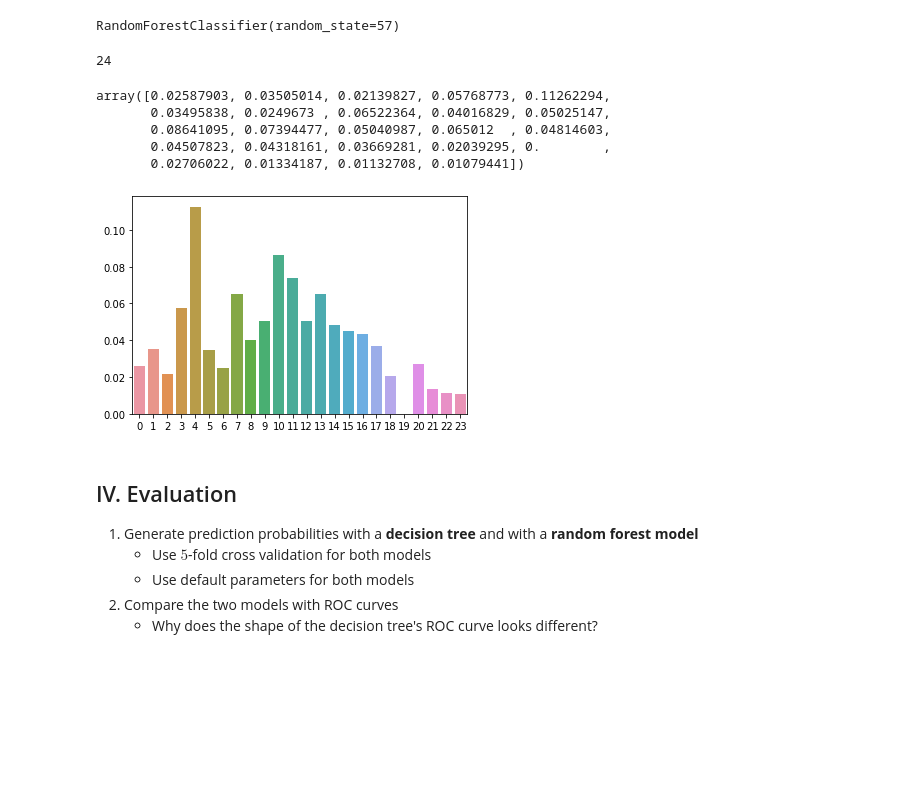
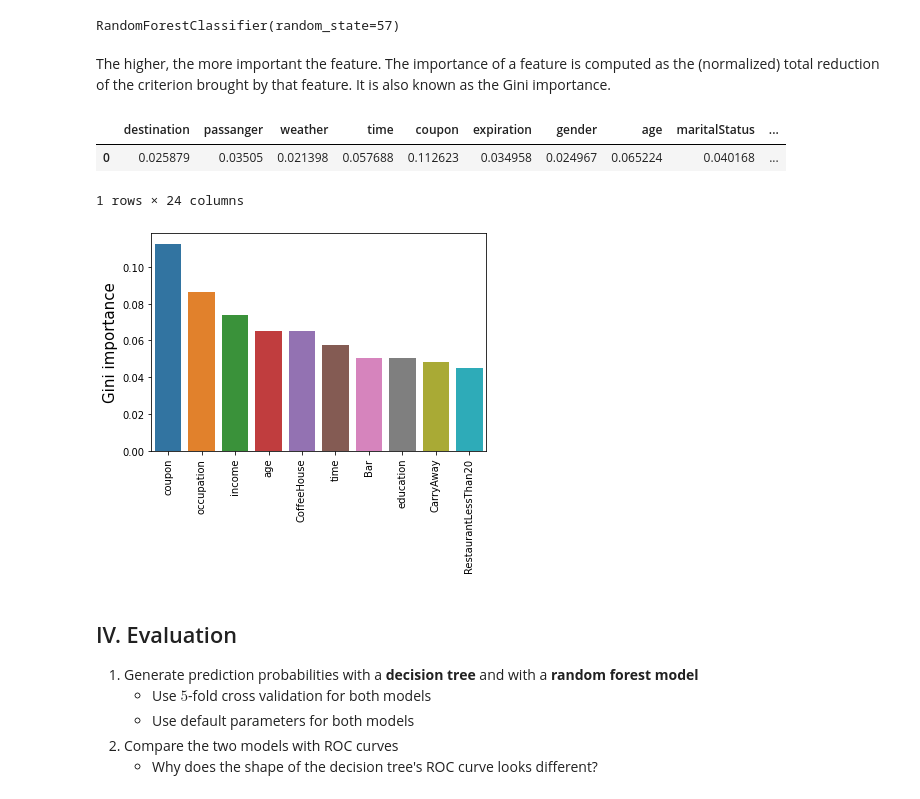
Before and after one commit to barnabasp/ML_Course, a Jupyter notebook: 8/bporfy_lab_08_tree_models.ipynb, the cells around one changed output. Saved outputs shown, nothing was run; the diff lists cells and outputs as text; code cells hidden in the pictures; blank space fills up the shorter version.

```diff
--- a/8/bporfy_lab_08_tree_models.ipynb
+++ b/8/bporfy_lab_08_tree_models.ipynb
@@ -288,22 +330,25 @@ clf_3 = RandomForestClassifier(random_state=57)
 clf_3.fit(scaled_data,Y)
 # %% [output]
 RandomForestClassifier(random_state=57)
-# %%
-len(clf_3.feature_importances_)
-# %% [output]
-24
-# %%
-clf_3.feature_importances_
-# %% [output]
-array([0.02587903, 0.03505014, 0.02139827, 0.05768773, 0.11262294,
-       0.03495838, 0.0249673 , 0.06522364, 0.04016829, 0.05025147,
-       0.08641095, 0.07394477, 0.05040987, 0.065012  , 0.04814603,
-       0.04507823, 0.04318161, 0.03669281, 0.02039295, 0.        ,
-       0.02706022, 0.01334187, 0.01132708, 0.01079441])
-# %%
-sns.barplot(x=np.arange(0,len(clf_3.feature_importances_),1),y=clf_3.feature_importances_)
-# %% [output]
-[figure, removed]
+# %% [markdown]
+The higher, the more important the feature. The importance of a feature is computed as the (normalized) total reduction of the criterion brought by that feature. It is also known as the Gini importance.
+# %%
+importances = pd.DataFrame(data=[clf_3.feature_importances_], columns=data.columns[:-1])
+importances
+# %% [output]
+|  | destination | passanger | weather | time | coupon | expiration | gender | age | maritalStatus | ... |
+| 0 | 0.025879 | 0.03505 | 0.021398 | 0.057688 | 0.112623 | 0.034958 | 0.024967 | 0.065224 | 0.040168 | ... |
+1 rows × 24 columns
+# %%
+importances = importances.T.sort_values(by=[0],ascending=False).T
+importances
+# %%
+ax = sns.barplot(x=np.arange(0,len(importances.iloc[0][:10]),1),y=importances.iloc[0][:10])
+ax.set_ylabel(ylabel='Gini importance', fontsize=15)
+ax.set_xticklabels(importances.columns[:10], rotation=90, fontsize=10)
+plt.show()
+# %% [output]
+[figure, added]
 # %% [markdown]
 ## IV. Evaluation
 
```
Also changed, not shown: parts of 17 cells of this notebook.
